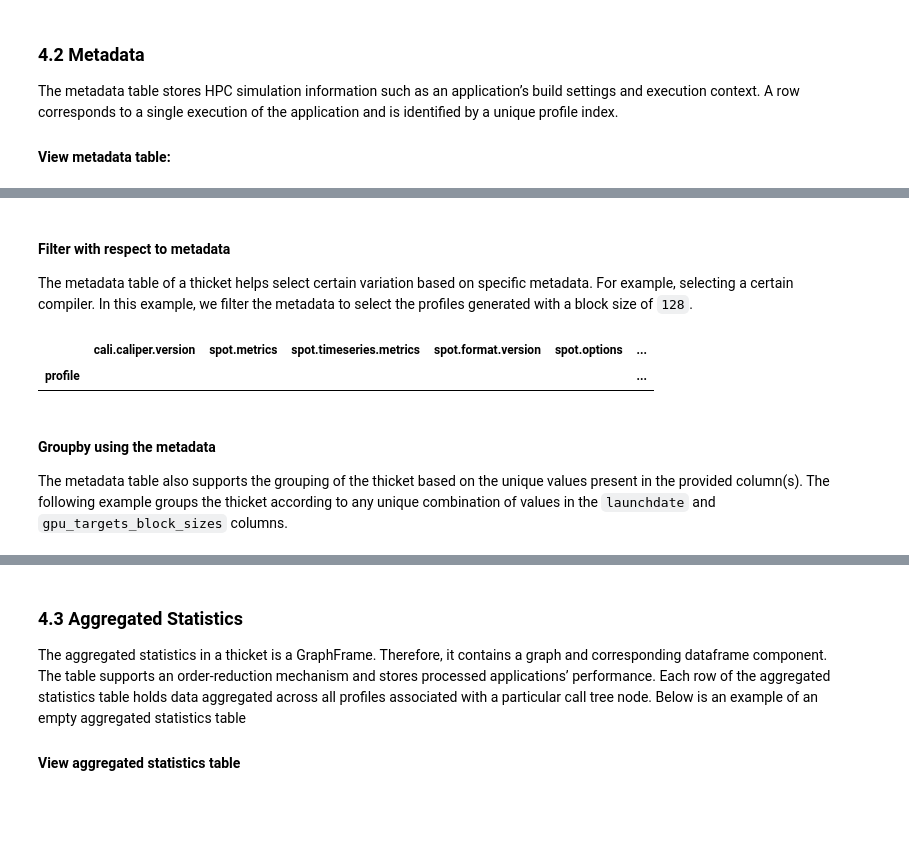
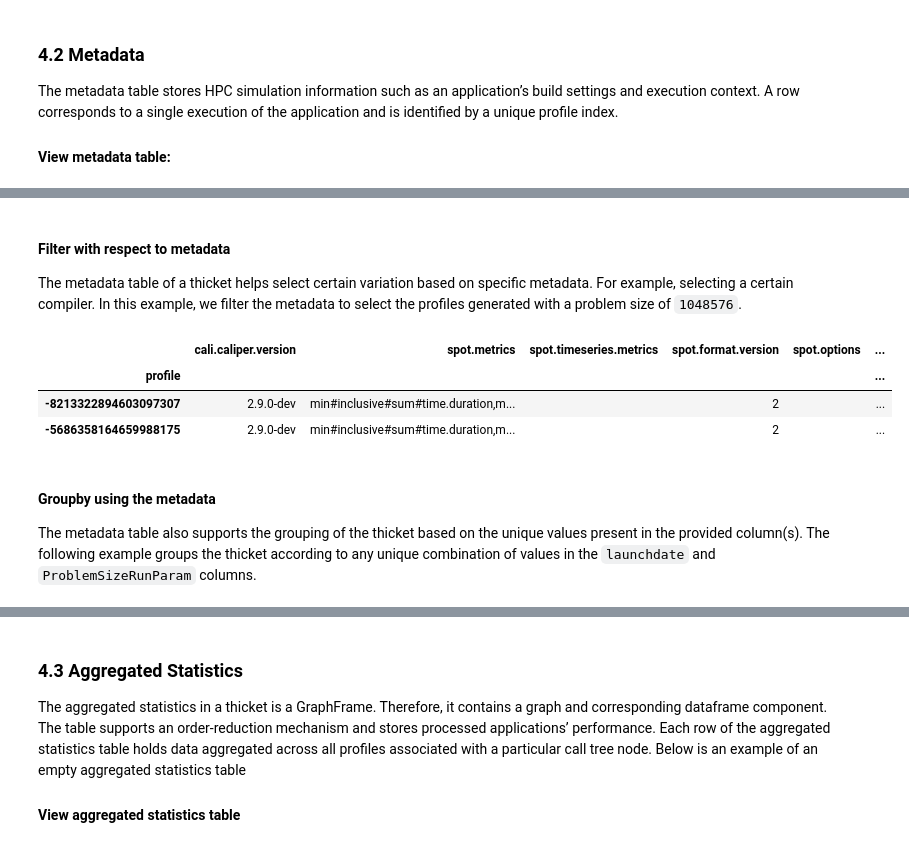
Before and after one commit to LLNL/thicket, a Jupyter notebook: docs/thicket_tutorial.ipynb, the cells around one changed output, grey strips where cells are left out. Saved outputs shown, nothing was run; the diff lists cells and outputs as text; code cells hidden in the pictures; blank space fills up the shorter version.

```diff
--- a/docs/thicket_tutorial.ipynb
+++ b/docs/thicket_tutorial.ipynb
@@ -34,10 +34,15 @@ For this notebook, we select profiles generated on Lawrence Livermore National L
 # %%
-lassen1 = [f"../data/lassen/XL_BaseCuda_01048576_0{x}.cali" for x in range(1, 4)]
-lassen2 = [f"../data/lassen/XL_BaseCuda_04194304_01.cali"]
+problem_sizes = ["1048576",
+                 "2097152",
+                 "4194304",
+                 "8388608",
+                ]
+lassen1 = [f"../data/lassen/clang10.0.1_nvcc10.2.89_{x}/Base_CUDA-block_128.cali" for x in problem_sizes]
+lassen2 = [f"../data/lassen/clang10.0.1_nvcc10.2.89_1048576/Base_CUDA-block_256.cali"]
 
 # generate thicket(s)
 th_lassen = tt.Thicket.from_caliperreader(lassen1)
-th_obj = tt.Thicket.from_caliperreader(lassen1+lassen2)
+th_obj = tt.Thicket.from_caliperreader(lassen1 + lassen2)
 # %% [markdown]
 ## 3. More Information on a Function
 
@@ -170,17 +157,19 @@ display(HTML(th_cj.dataframe.to_html()))
 # %% [markdown]
 #### Filter with respect to metadata
 
-The metadata table of a thicket helps select certain variation based on specific metadata. For example, selecting a certain compiler. In this example, we filter the metadata to select the profiles generated with a block size of `128`.
+The metadata table of a thicket helps select certain variation based on specific metadata. For example, selecting a certain compiler. In this example, we filter the metadata to select the profiles generated with a problem size of `1048576`.
 # %%
-# selecting profiles originating form the quartz cluster
-filter_metadata_func = lambda x: x["gpu_targets_block_sizes"] == "128"
+# selecting profiles with specified problem size
+filter_metadata_func = lambda x: x["ProblemSizeRunParam"] == 1048576.0
 th_example = th_obj.filter_metadata(filter_metadata_func)
 display(HTML(th_example.metadata.to_html()))
 # %% [output]
 |  | cali.caliper.version | spot.metrics | spot.timeseries.metrics | spot.format.version | spot.options | ... |
 | profile |  |  |  |  |  | ... |
+| -8213322894603097307 | 2.9.0-dev | min#inclusive#sum#time.duration,m... |  | 2 |  | ... |
+| -5686358164659988175 | 2.9.0-dev | min#inclusive#sum#time.duration,m... |  | 2 |  | ... |
 # %% [markdown]
 #### Groupby using the metadata
 
-The metadata table also supports the grouping of the thicket based on the unique values present in the provided column(s). The following example groups the thicket according to any unique combination of values in the `launchdate` and `gpu_targets_block_sizes` columns.
+The metadata table also supports the grouping of the thicket based on the unique values present in the provided column(s). The following example groups the thicket according to any unique combination of values in the `launchdate` and `ProblemSizeRunParam` columns.
 # %%
```
Also changed, not shown: parts of 31 cells of this notebook, 3 other files.
